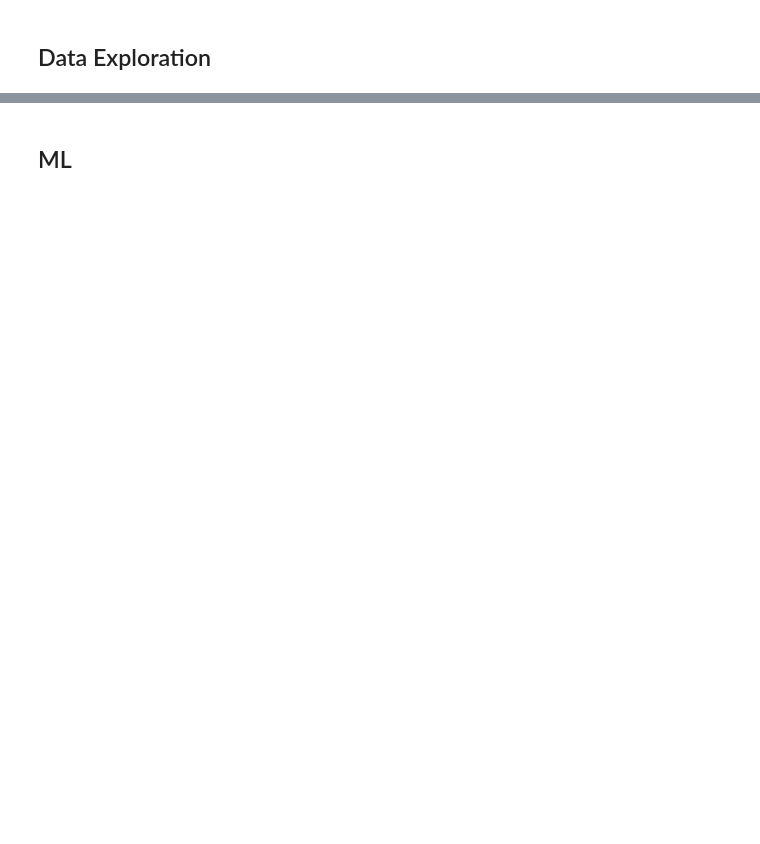
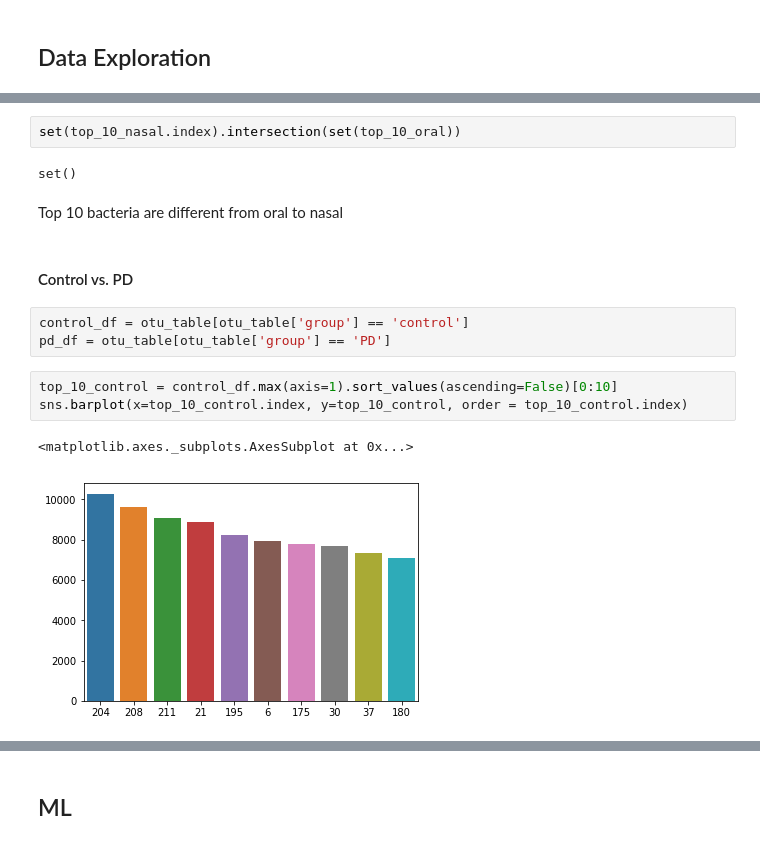
Before and after one commit to danilopena93/bioinformatics-playground, a Jupyter notebook: draft_nb.ipynb, the cells around one changed output, grey strips where cells are left out. Saved outputs shown, nothing was run; the diff lists cells and outputs as text; blank space fills up the shorter version.

```diff
--- a/draft_nb.ipynb
+++ b/draft_nb.ipynb
@@ -101,0 +221,17 @@ otu_table.head()
+# %%
+set(top_10_nasal.index).intersection(set(top_10_oral))
+# %% [output]
+set()
+# %% [markdown]
+Top 10 bacteria are different from oral to nasal
+# %% [markdown]
+#### Control vs. PD
+# %%
+control_df = otu_table[otu_table['group'] == 'control']
+pd_df = otu_table[otu_table['group'] == 'PD']
+# %%
+top_10_control = control_df.max(axis=1).sort_values(ascending=False)[0:10]
+sns.barplot(x=top_10_control.index, y=top_10_control, order = top_10_control.index)
+# %% [output]
+<matplotlib.axes._subplots.AxesSubplot at 0x...>
+[figure, added]
```
Also changed, not shown: parts of 30 cells of this notebook.
